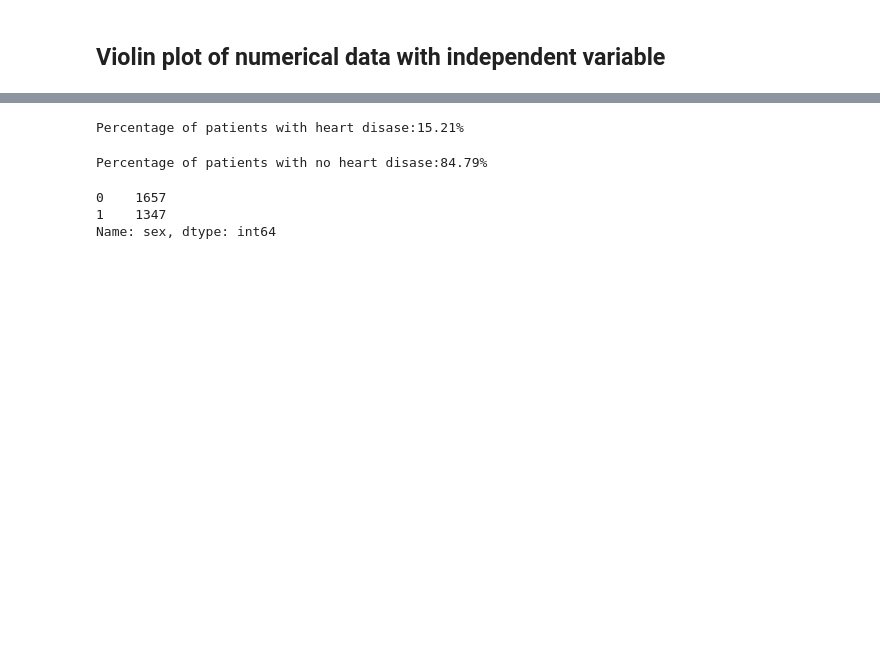
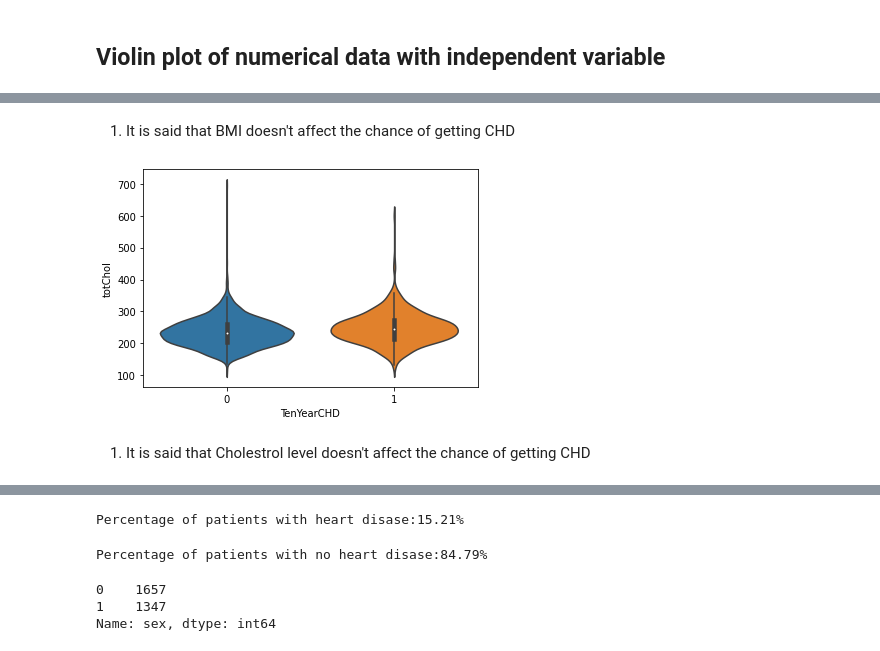
Before and after one commit to mukul9155/Cardiovascular-disease-prediction, a Jupyter notebook: Cardiovasular_disease_prediction.ipynb, the cells around one changed output, grey strips where cells are left out. Drawn from its saved outputs; the diff is of its cells as text; code cells hidden in the pictures; blank space fills up the shorter version.

```diff
--- a/Cardiovasular_disease_prediction.ipynb
+++ b/Cardiovasular_disease_prediction.ipynb
@@ -442,0 +478,9 @@ sns.violinplot(y='diaBP',x='TenYearCHD',data=df)
+# %% [markdown]
+1. It is said that BMI doesn't affect the chance of getting CHD
+# %%
+sns.violinplot(y='totChol',x='TenYearCHD',data=df)
+plt.show()
+# %% [output]
+[figure, added]
+# %% [markdown]
+1. It is said that Cholestrol level doesn't affect the chance of getting CHD
```
Also changed, not shown: parts of 67 cells of this notebook.
